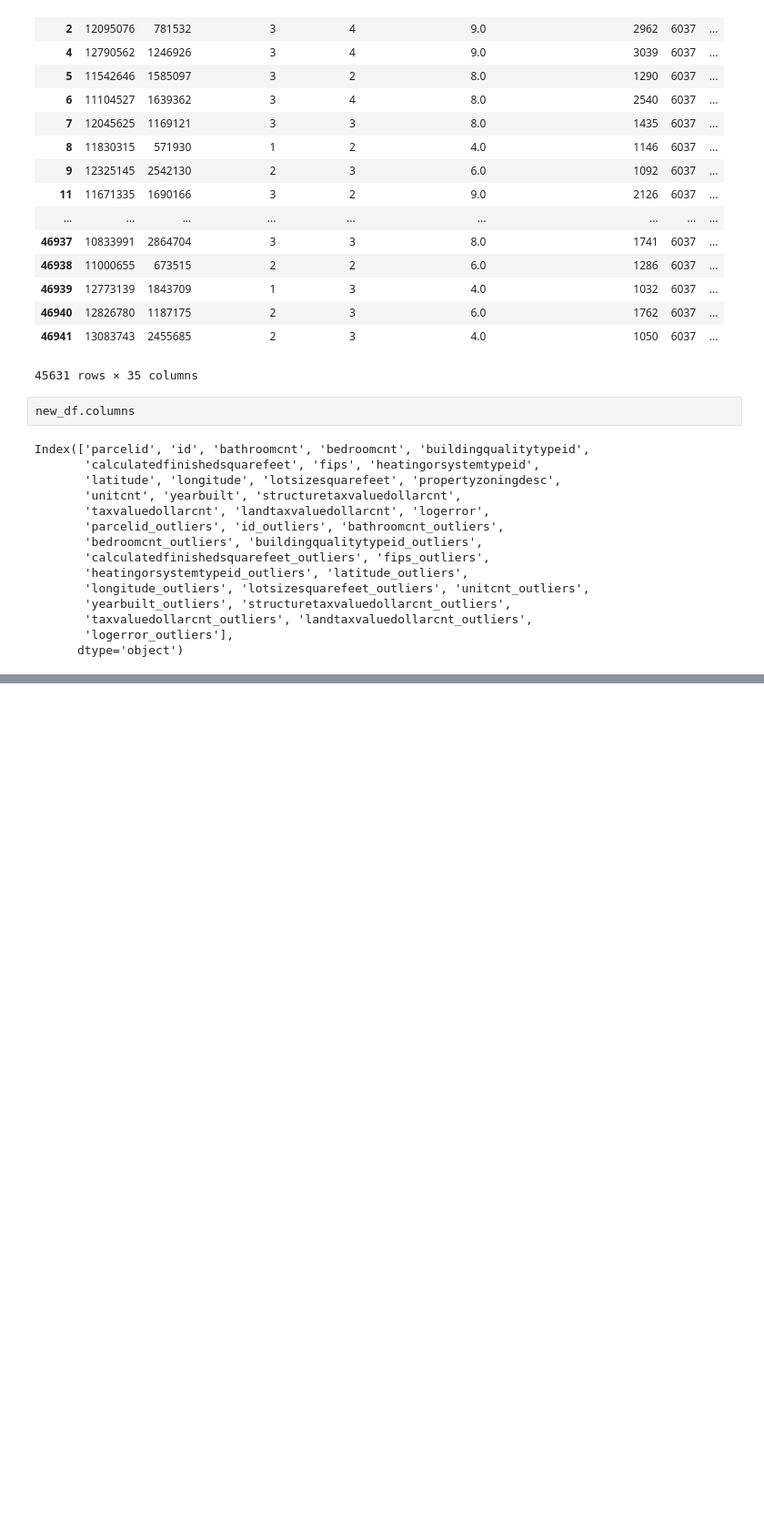
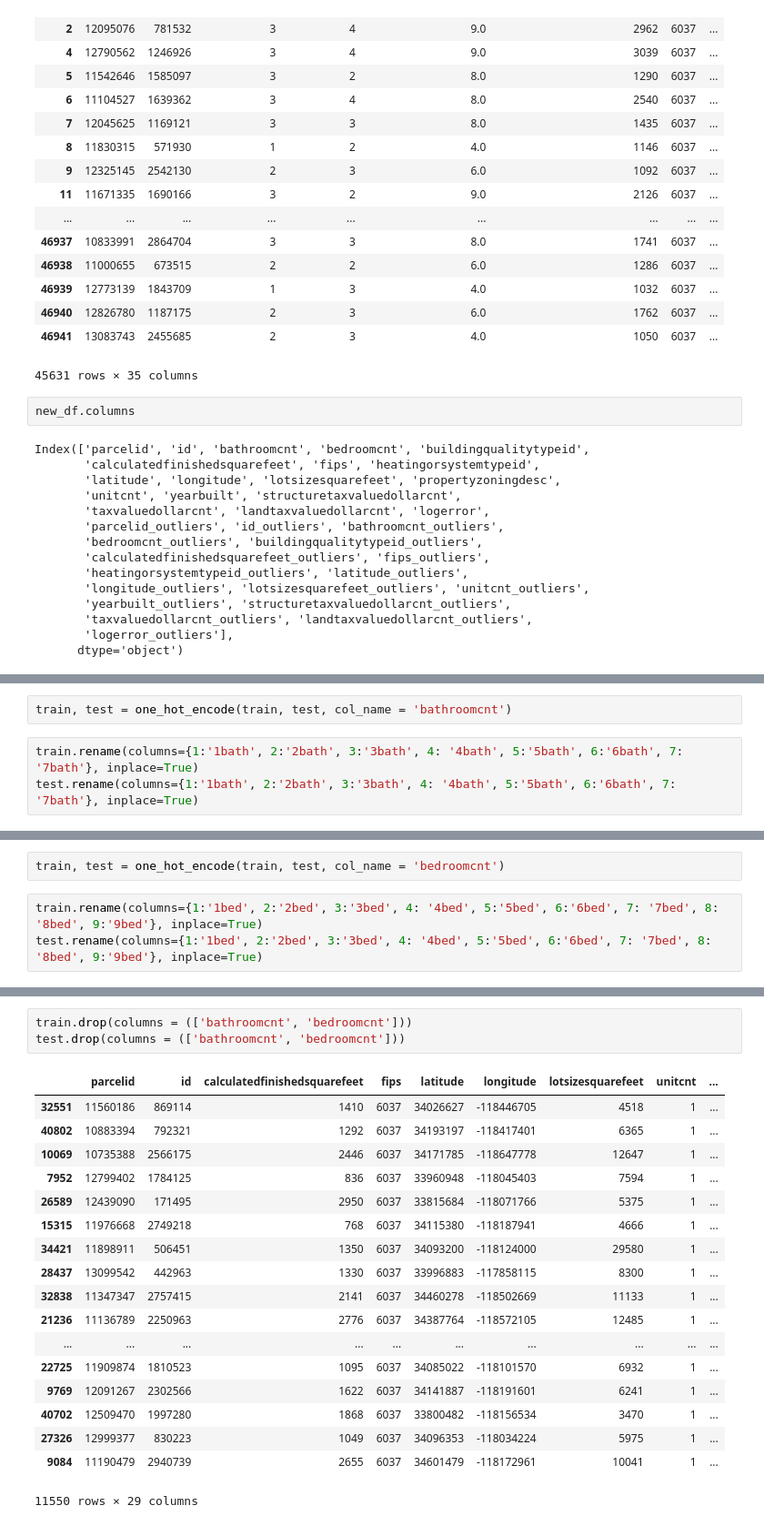
Before and after one commit to Osdorn-Typewriter-Repair/osdorn_project, a Jupyter notebook: osdorn_project_sean.ipynb, the cells around one changed output, grey strips where cells are left out. Shown: that part at 91% size. Saved outputs shown, nothing was run; the diff lists cells and outputs as text; blank space fills up the shorter version.

```diff
--- a/osdorn_project_sean.ipynb
+++ b/osdorn_project_sean.ipynb
@@ -366,0 +414,5 @@ new_df
+# %%
+train, test = one_hot_encode(train, test, col_name = 'bathroomcnt')
+# %%
+train.rename(columns={1:'1bath', 2:'2bath', 3:'3bath', 4: '4bath', 5:'5bath', 6:'6bath', 7: '7bath'}, inplace=True)
+test.rename(columns={1:'1bath', 2:'2bath', 3:'3bath', 4: '4bath', 5:'5bath', 6:'6bath', 7: '7bath'}, inplace=True)
@@ -366,0 +428,5 @@ new_df
+# %%
+train, test = one_hot_encode(train, test, col_name = 'bedroomcnt')
+# %%
+train.rename(columns={1:'1bed', 2:'2bed', 3:'3bed', 4: '4bed', 5:'5bed', 6:'6bed', 7: '7bed', 8: '8bed', 9:'9bed'}, inplace=True)
+test.rename(columns={1:'1bed', 2:'2bed', 3:'3bed', 4: '4bed', 5:'5bed', 6:'6bed', 7: '7bed', 8: '8bed', 9:'9bed'}, inplace=True)
@@ -366,0 +442,22 @@ new_df
+# %%
+train.drop(columns = (['bathroomcnt', 'bedroomcnt']))
+test.drop(columns = (['bathroomcnt', 'bedroomcnt']))
+# %% [output]
+|  | parcelid | id | calculatedfinishedsquarefeet | fips | latitude | longitude | lotsizesquarefeet | unitcnt | ... |
+| 32551 | 11560186 | 869114 | 1410 | 6037 | 34026627 | -118446705 | 4518 | 1 | ... |
+| 40802 | 10883394 | 792321 | 1292 | 6037 | 34193197 | -118417401 | 6365 | 1 | ... |
+| 10069 | 10735388 | 2566175 | 2446 | 6037 | 34171785 | -118647778 | 12647 | 1 | ... |
+| 7952 | 12799402 | 1784125 | 836 | 6037 | 33960948 | -118045403 | 7594 | 1 | ... |
+| 26589 | 12439090 | 171495 | 2950 | 6037 | 33815684 | -118071766 | 5375 | 1 | ... |
+| 15315 | 11976668 | 2749218 | 768 | 6037 | 34115380 | -118187941 | 4666 | 1 | ... |
+| 34421 | 11898911 | 506451 | 1350 | 6037 | 34093200 | -118124000 | 29580 | 1 | ... |
+| 28437 | 13099542 | 442963 | 1330 | 6037 | 33996883 | -117858115 | 8300 | 1 | ... |
+| 32838 | 11347347 | 2757415 | 2141 | 6037 | 34460278 | -118502669 | 11133 | 1 | ... |
+| 21236 | 11136789 | 2250963 | 2776 | 6037 | 34387764 | -118572105 | 12485 | 1 | ... |
+| ... | ... | ... | ... | ... | ... | ... | ... | ... | ... |
+| 22725 | 11909874 | 1810523 | 1095 | 6037 | 34085022 | -118101570 | 6932 | 1 | ... |
+| 9769 | 12091267 | 2302566 | 1622 | 6037 | 34141887 | -118191601 | 6241 | 1 | ... |
+| 40702 | 12509470 | 1997280 | 1868 | 6037 | 33800482 | -118156534 | 3470 | 1 | ... |
+| 27326 | 12999377 | 830223 | 1049 | 6037 | 34096353 | -118034224 | 5975 | 1 | ... |
+| 9084 | 11190479 | 2940739 | 2655 | 6037 | 34601479 | -118172961 | 10041 | 1 | ... |
+11550 rows × 29 columns
```
Also changed, not shown: parts of 13 cells of this notebook, 1 other file.
